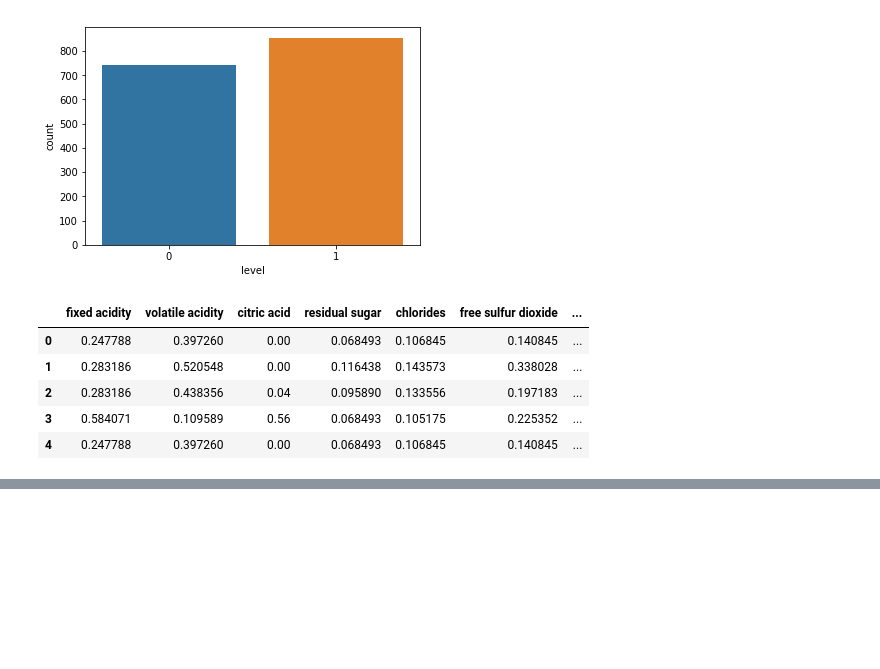
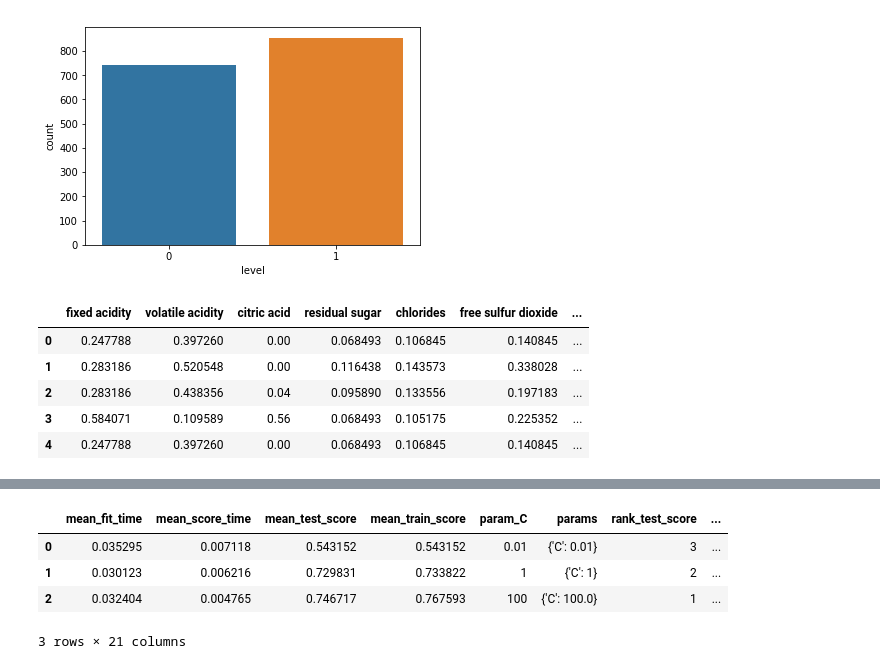
Before and after one commit to davidkorea/MEACHINE_LEARNING, a Jupyter notebook: 3_wine_quality/9_neural_network_MLP_cross_validation.ipynb, the cells around one changed output, grey strips where cells are left out. Cells and saved outputs as stored; diff of their text form; code cells hidden in the pictures; blank space fills up the shorter version.

```diff
--- a/3_wine_quality/9_neural_network_MLP_cross_validation.ipynb
+++ b/3_wine_quality/9_neural_network_MLP_cross_validation.ipynb
@@ -175,0 +145,8 @@ SyntaxError: invalid syntax (<ipython-input-42-be3218cab21a>, line 1)
+# %%
+pd.DataFrame(clf_list[2].cv_results_)
+# %% [output]
+|  | mean_fit_time | mean_score_time | mean_test_score | mean_train_score | param_C | params | rank_test_score | ... |
+| 0 | 0.035295 | 0.007118 | 0.543152 | 0.543152 | 0.01 | {'C': 0.01} | 3 | ... |
+| 1 | 0.030123 | 0.006216 | 0.729831 | 0.733822 | 1 | {'C': 1} | 2 | ... |
+| 2 | 0.032404 | 0.004765 | 0.746717 | 0.767593 | 100 | {'C': 100.0} | 1 | ... |
+3 rows × 21 columns
```
Also changed, not shown: parts of 7 cells of this notebook.
